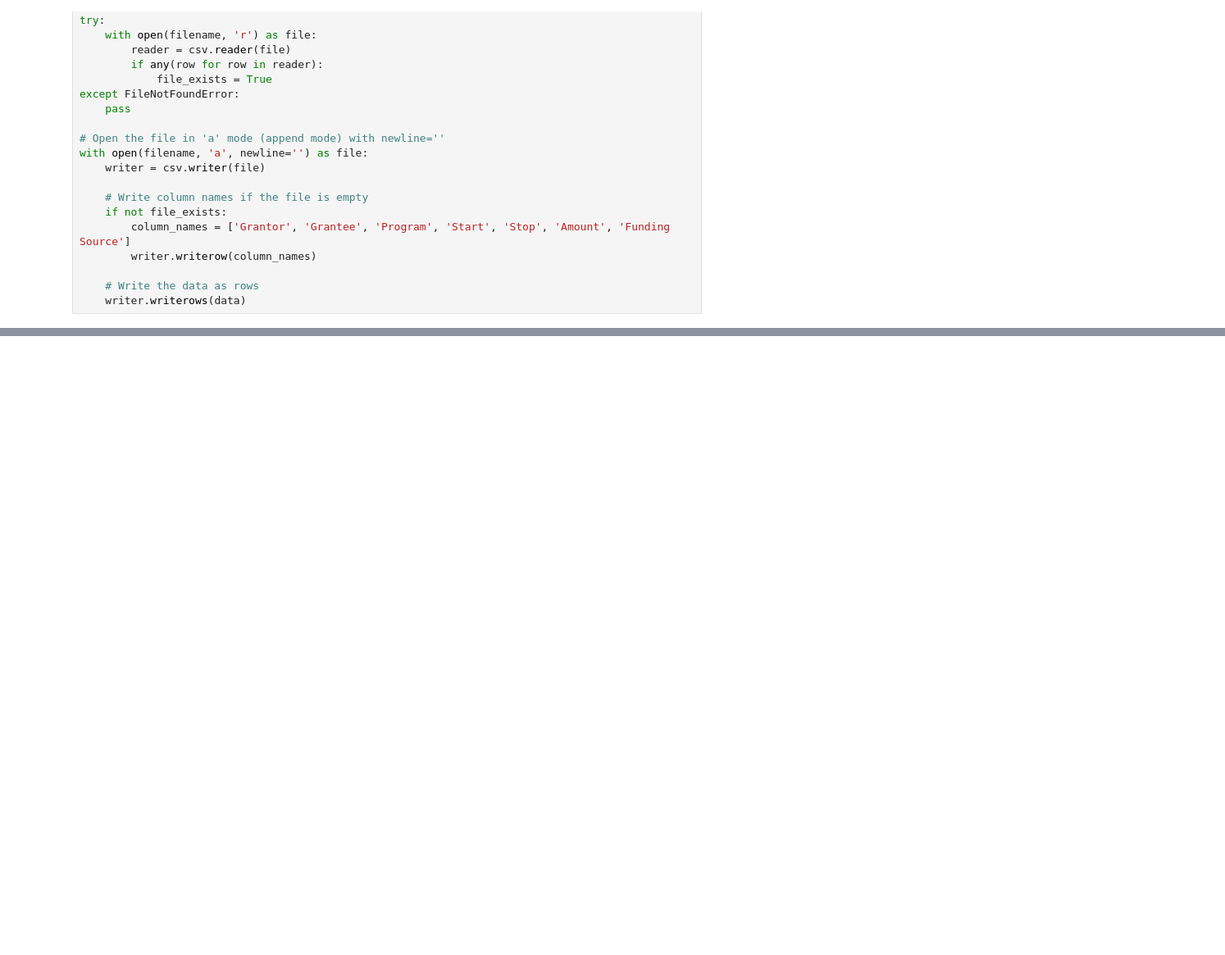
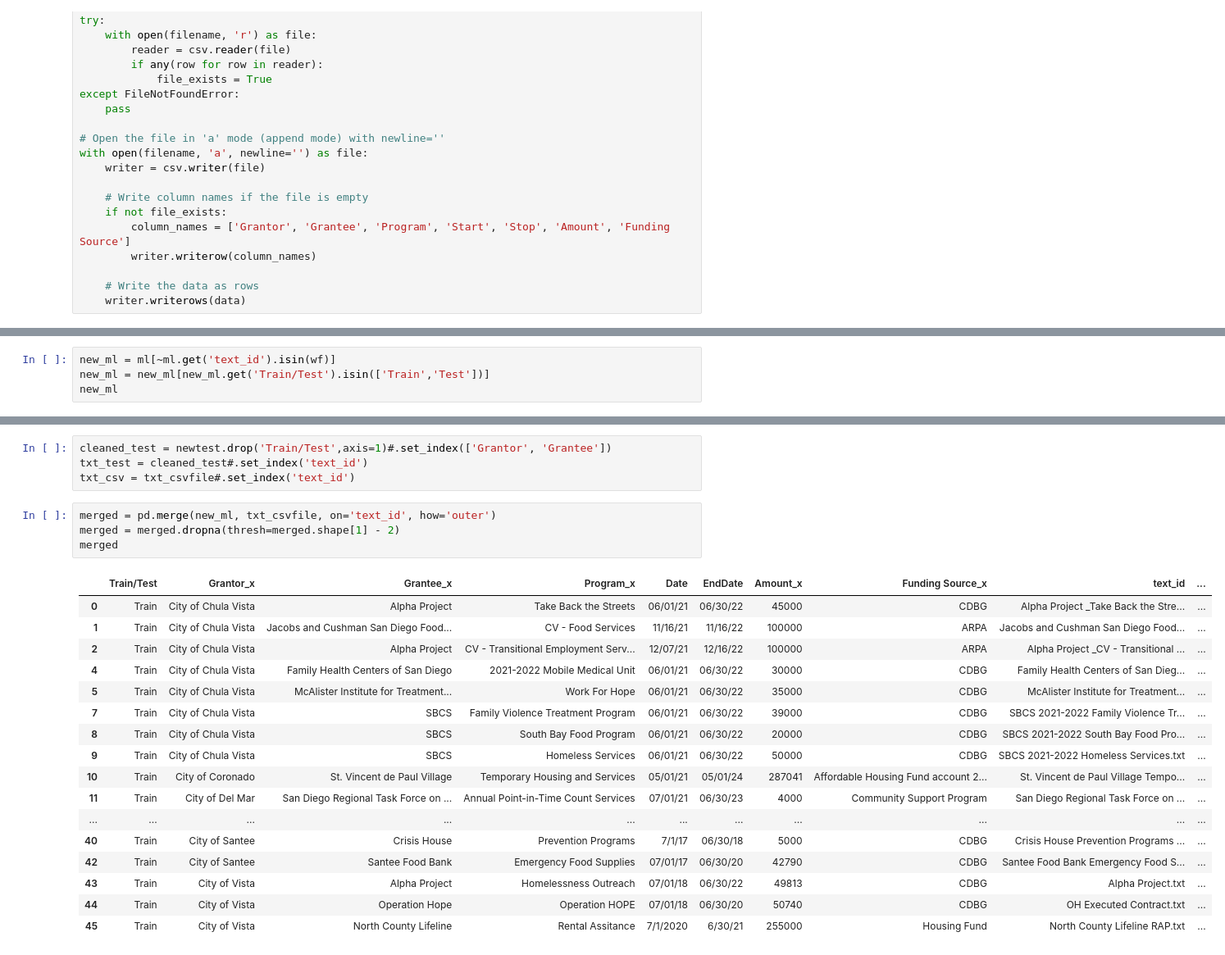
Before and after one commit to dbyers15/SDCTA-homelessness, a Jupyter notebook: homelessnessDataProject/finetuning_script.ipynb, the cells around one changed output, grey strips where cells are left out. Shown at 82% size. Saved outputs shown, nothing was run; the diff lists cells and outputs as text; blank space fills up the shorter version.

Commit message:
Add files via upload
Updated text docs and accuracy outputs

```diff
--- a/homelessnessDataProject/finetuning_script.ipynb
+++ b/homelessnessDataProject/finetuning_script.ipynb
@@ -454,0 +533,4 @@ City of El Cajon,Salvation Army,A Way Back Home,10/6/20,10/5/21,10500,City Budge
+# %%
+new_ml = ml[~ml.get('text_id').isin(wf)]
+new_ml = new_ml[new_ml.get('Train/Test').isin(['Train','Test'])]
+new_ml
@@ -454,0 +551,26 @@ City of El Cajon,Salvation Army,A Way Back Home,10/6/20,10/5/21,10500,City Budge
+# %%
+cleaned_test = newtest.drop('Train/Test',axis=1)#.set_index(['Grantor', 'Grantee'])
+txt_test = cleaned_test#.set_index('text_id')
+txt_csv = txt_csvfile#.set_index('text_id')
+# %%
+merged = pd.merge(new_ml, txt_csvfile, on='text_id', how='outer')
+merged = merged.dropna(thresh=merged.shape[1] - 2)
+merged
+# %% [output]
+|  | Train/Test | Grantor_x | Grantee_x | Program_x | Date | EndDate | Amount_x | Funding Source_x | text_id | ... |
+| 0 | Train | City of Chula Vista | Alpha Project | Take Back the Streets | 06/01/21 | 06/30/22 | 45000 | CDBG | Alpha Project _Take Back the Stre... | ... |
+| 1 | Train | City of Chula Vista | Jacobs and Cushman San Diego Food... | CV - Food Services | 11/16/21 | 11/16/22 | 100000 | ARPA | Jacobs and Cushman San Diego Food... | ... |
+| 2 | Train | City of Chula Vista | Alpha Project | CV - Transitional Employment Serv... | 12/07/21 | 12/16/22 | 100000 | ARPA | Alpha Project _CV - Transitional ... | ... |
+| 4 | Train | City of Chula Vista | Family Health Centers of San Diego | 2021-2022 Mobile Medical Unit | 06/01/21 | 06/30/22 | 30000 | CDBG | Family Health Centers of San Dieg... | ... |
+| 5 | Train | City of Chula Vista | McAlister Institute for Treatment... | Work For Hope | 06/01/21 | 06/30/22 | 35000 | CDBG | McAlister Institute for Treatment... | ... |
+| 7 | Train | City of Chula Vista | SBCS | Family Violence Treatment Program | 06/01/21 | 06/30/22 | 39000 | CDBG | SBCS 2021-2022 Family Violence Tr... | ... |
+| 8 | Train | City of Chula Vista | SBCS | South Bay Food Program | 06/01/21 | 06/30/22 | 20000 | CDBG | SBCS 2021-2022 South Bay Food Pro... | ... |
+| 9 | Train | City of Chula Vista | SBCS | Homeless Services | 06/01/21 | 06/30/22 | 50000 | CDBG | SBCS 2021-2022 Homeless Services.txt | ... |
+| 10 | Train | City of Coronado | St. Vincent de Paul Village | Temporary Housing and Services | 05/01/21 | 05/01/24 | 287041 | Affordable Housing Fund account 2... | St. Vincent de Paul Village Tempo... | ... |
+| 11 | Train | City of Del Mar | San Diego Regional Task Force on ... | Annual Point-in-Time Count Services | 07/01/21 | 06/30/23 | 4000 | Community Support Program | San Diego Regional Task Force on ... | ... |
+| ... | ... | ... | ... | ... | ... | ... | ... | ... | ... | ... |
+| 40 | Train | City of Santee | Crisis House | Prevention Programs | 7/1/17 | 06/30/18 | 5000 | CDBG | Crisis House Prevention Programs ... | ... |
+| 42 | Train | City of Santee | Santee Food Bank | Emergency Food Supplies | 07/01/17 | 06/30/20 | 42790 | CDBG | Santee Food Bank Emergency Food S... | ... |
+| 43 | Train | City of Vista | Alpha Project | Homelessness Outreach | 07/01/18 | 06/30/22 | 49813 | CDBG | Alpha Project.txt | ... |
+| 44 | Train | City of Vista | Operation Hope | Operation HOPE | 07/01/18 | 06/30/20 | 50740 | CDBG | OH Executed Contract.txt | ... |
+| 45 | Train | City of Vista | North County Lifeline | Rental Assitance | 7/1/2020 | 6/30/21 | 255000 | Housing Fund | North County Lifeline RAP.txt | ... |
```
Also changed, not shown: parts of 24 cells of this notebook.
